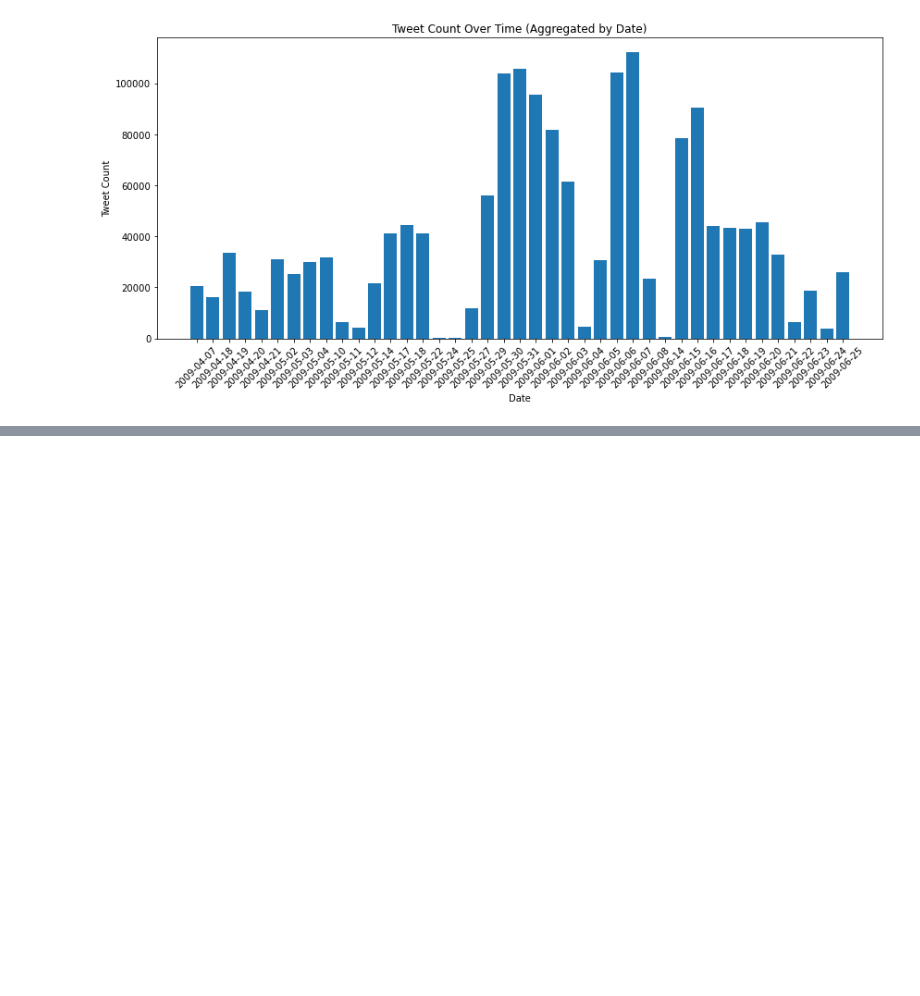
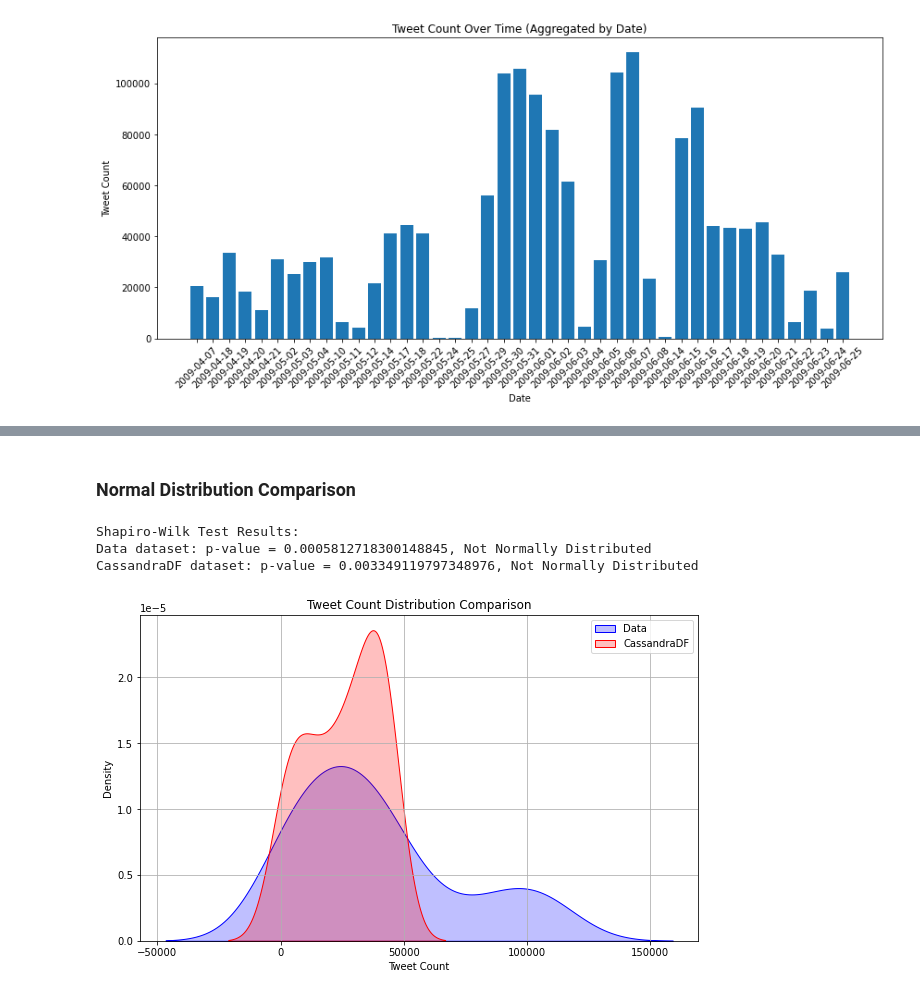
Before and after one commit to CleliaCaetano/CA2_SEM2_ProjectTweets, a Jupyter notebook: MScDataAnalytics_CA2_SEM2_CleliaCaetano.ipynb, the cells around one changed output, grey strips where cells are left out. Cells and saved outputs as stored; diff of their text form; code cells hidden in the pictures; blank space fills up the shorter version.

```diff
--- a/MScDataAnalytics_CA2_SEM2_CleliaCaetano.ipynb
+++ b/MScDataAnalytics_CA2_SEM2_CleliaCaetano.ipynb
@@ -356,0 +824,37 @@ spark = SparkSession.builder.appName('ProjectTweets') \
+# %% [markdown]
+### Normal Distribution Comparison
+# %%
+import seaborn as sns
+from scipy.stats import shapiro
+import matplotlib.pyplot as plt
+
+# Extract the tweet counts for both datasets
+data_tweet_counts = [row.tweet_count for row in date_counts]
+cassandraDF_tweet_counts = [row.tweet_count for row in cassandraDF_counts]
+
+# Create a KDE plot to compare the distributions
+plt.figure(figsize=(10, 6))
+sns.kdeplot(data_tweet_counts, label='Data', color='blue', shade=True)
+sns.kdeplot(cassandraDF_tweet_counts, label='CassandraDF', color='red', shade=True)
+plt.title("Tweet Count Distribution Comparison")
+plt.xlabel("Tweet Count")
+plt.ylabel("Density")
+plt.legend()
+plt.grid(True)
+
+# Perform the Shapiro-Wilk test to check for normal distribution
+data_sw_stat, data_sw_p_value = shapiro(data_tweet_counts)
+cassandraDF_sw_stat, cassandraDF_sw_p_value = shapiro(cassandraDF_tweet_counts)
+
+# Print the results of the Shapiro-Wilk test
+print("Shapiro-Wilk Test Results:")
+print(f"Data dataset: p-value = {data_sw_p_value}, {'Normally Distributed' if data_sw_p_value > 0.05 else 'Not Normally Distributed'}")
+print(f"CassandraDF dataset: p-value = {cassandraDF_sw_p_value}, {'Normally Distributed' if cassandraDF_sw_p_value > 0.05 else 'Not Normally Distributed'}")
+
+# Show the plot
+plt.show()
+# %% [output]
+Shapiro-Wilk Test Results:
+Data dataset: p-value = 0.0005812718300148845, Not Normally Distributed
+CassandraDF dataset: p-value = 0.003349119797348976, Not Normally Distributed
+[figure, added]
```
Also changed, not shown: parts of 43 cells of this notebook.
